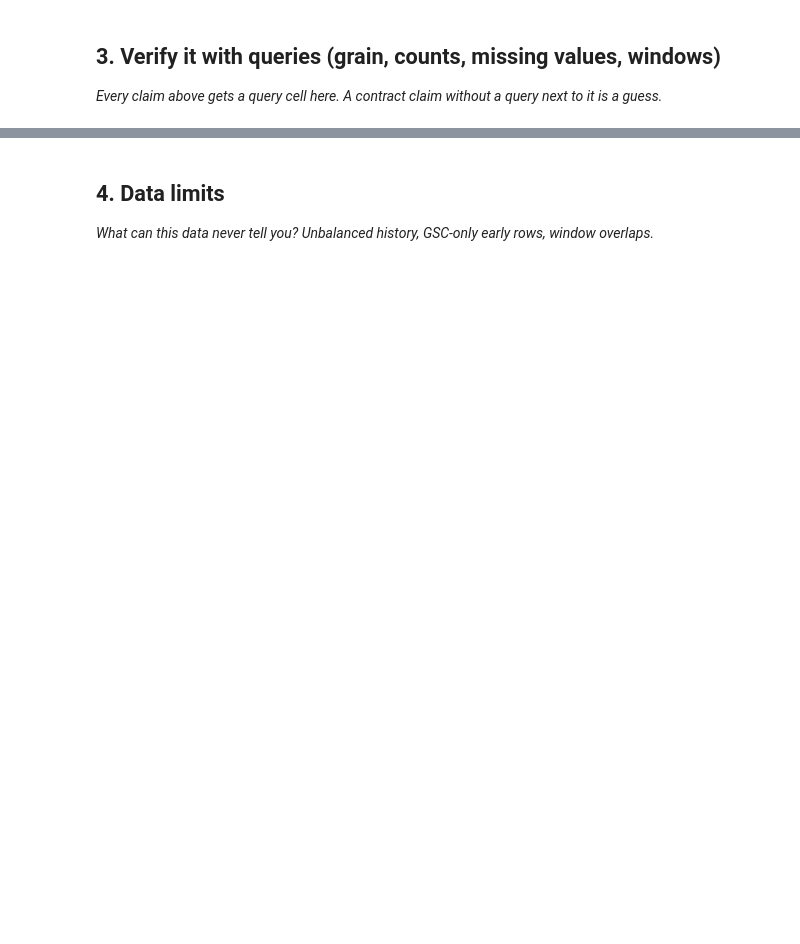
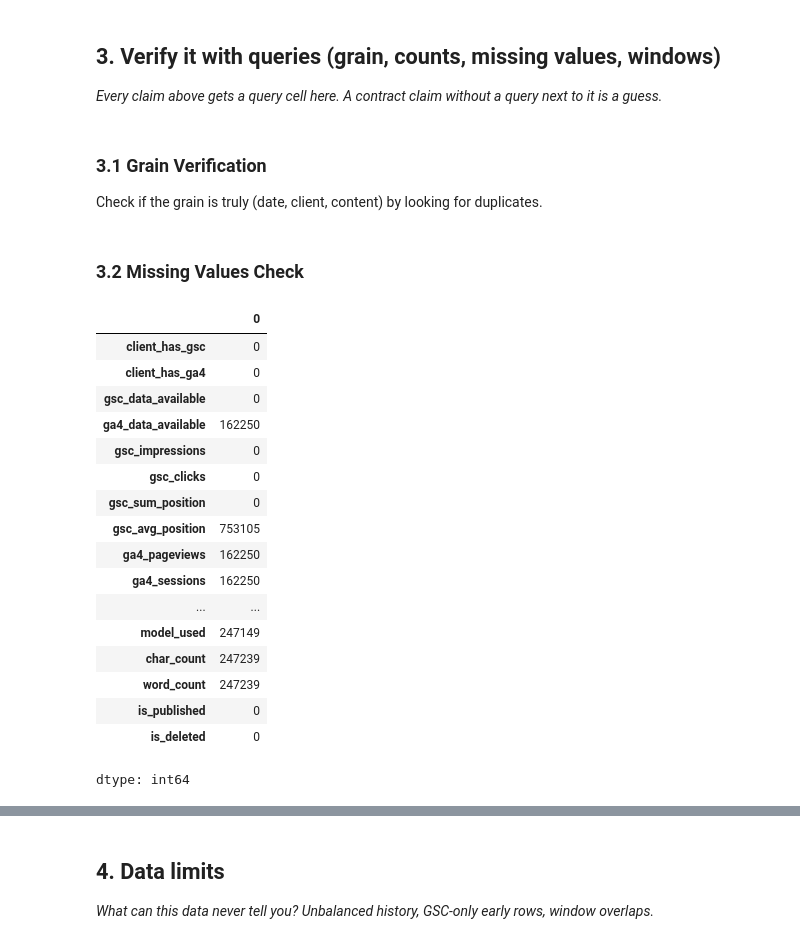
Before and after one commit to MuhammadFaizan0023/FlyRank_ML_internship_repo, a Jupyter notebook: work/notebooks/w03_data_contract.ipynb, the cells around one changed output, grey strips where cells are left out. Cells and saved outputs as stored; diff of their text form; code cells hidden in the pictures; blank space fills up the shorter version.

```diff
--- a/work/notebooks/w03_data_contract.ipynb
+++ b/work/notebooks/w03_data_contract.ipynb
@@ -193,3 +253,37 @@ con.sql(f"""
 # %%
 # This cell is for CODE (numbers, a query, a check).
 # Write your text answer in the cell ABOVE this one — typing sentences here breaks Run All.
+joined_data = con.sql(f"""
+    SELECT
+        f.*,
+        d.keyword_char_count,
+        d.keyword_token_count,
+        d.content_created_date,
+        d.content_updated_date,
+        d.content_type,
+        d.search_volume,
+        d.competition,
+        d.competition_level,
+        d.cpc,
+        d.main_intent,
+        d.backlinks,
+        d.category_count,
+        d.keyword_created_date,
+        d.provider_used,
+        d.model_used,
+        d.char_count,
+        d.word_count,
+        d.last_optimized_date,
+        d.optimization_eligible_date,
+        d.is_published,
+        d.is_deleted
+    FROM {TABLES['fact_daily']} f
+    LEFT JOIN {TABLES['dim_content']} d
+      ON f.client_hash_id = d.client_hash_id
+      AND f.content_hash_id = d.content_hash_id
+    WHERE f.report_date >= '2026-04-01'
+      AND f.report_date <= '2026-04-30'
+    LIMIT 1000000
+""").df()
+
+display(joined_data)
@@ -195,0 +308,3 @@ con.sql(f"""
+# %%
+joined_data = joined_data.drop(columns=['report_date', 'client_hash_id', 'content_hash_id','month','keyword_char_count',
+                                        'keyword_token_count', 'category_count','keyword_created_date','last_optimized_date', 'optimization_eligible_date' ])
@@ -197,6 +327,9 @@ con.sql(f"""
 ## 3. Verify it with queries (grain, counts, missing values, windows)
 
 *Every claim above gets a query cell here. A contract claim without a query next to it is a guess.*
+# %% [markdown]
+### 3.1 Grain Verification
+Check if the grain is truly (date, client, content) by looking for duplicates.
 # %%
 # This cell is for CODE (numbers, a query, a check).
 # Write your text answer in the cell ABOVE this one — typing sentences here breaks Run All.
@@ -202,0 +345,24 @@ con.sql(f"""
+# %% [markdown]
+### 3.2 Missing Values Check
+# %%
+# Check null counts for key features in our defined window for 1Million instances
+display(joined_data.isnull().sum())
+# %% [output]
+|  | 0 |
+| client_has_gsc | 0 |
+| client_has_ga4 | 0 |
+| gsc_data_available | 0 |
+| ga4_data_available | 162250 |
+| gsc_impressions | 0 |
+| gsc_clicks | 0 |
+| gsc_sum_position | 0 |
+| gsc_avg_position | 753105 |
+| ga4_pageviews | 162250 |
+| ga4_sessions | 162250 |
+| ... | ... |
+| model_used | 247149 |
+| char_count | 247239 |
+| word_count | 247239 |
+| is_published | 0 |
+| is_deleted | 0 |
+dtype: int64
```
Also changed, not shown: parts of 15 cells of this notebook.
